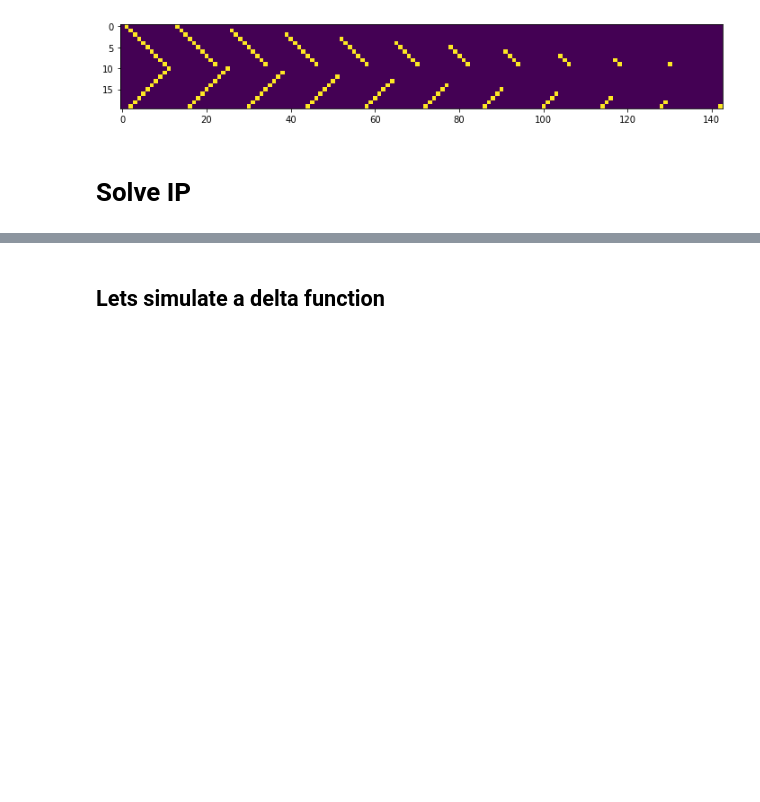
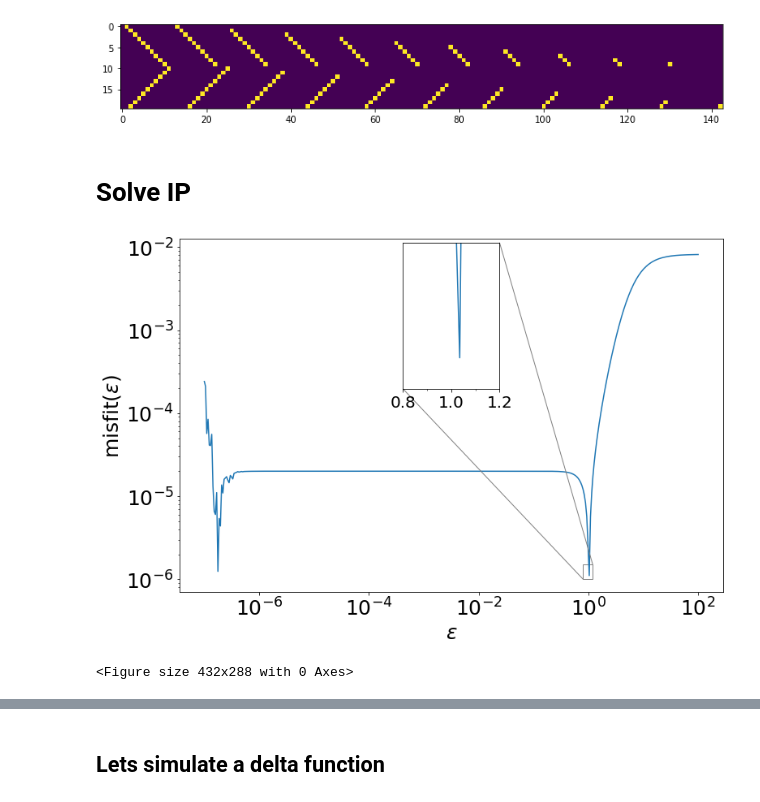
Before and after one commit to Kiril94/Inverse_Problems, a Jupyter notebook: Ass1/Ass1.ipynb, the cells around one changed output, grey strips where cells are left out. Drawn from its saved outputs; the diff is of its cells as text; code cells hidden in the pictures; blank space fills up the shorter version.

```diff
--- a/Ass1/Ass1.ipynb
+++ b/Ass1/Ass1.ipynb
@@ -98,6 +98,3 @@ G[np.arange(10,20,1),np.arange(11,1,-1)] = np.sqrt(2)
 for i in range(10):
     G[np.arange(i,10), np.arange(13*(i+1),11+12*(i+1))] = np.sqrt(2)
     G[np.arange(10+i,20),np.arange(25+13*i,15+i*14,-1)] = np.sqrt(2)
-S = np.ones((11,13))*ds1
-S[1:9,4:7] = ds2
-s_sim = np.ndarray.flatten(S) #s_sim contains information about the size of the gray area and is used to simulate the data
@@ -135,0 +127,36 @@ def misfit(G,d,s): return np.abs(la.norm(d-G@s)**2-N*sigma**2)
+# %%
+Mis = []
+Eps = np.logspace(-7,2,400)
+for e in Eps:
+    s_sim  = Tikh_solution(G,t,e)
+    Mis.append(misfit(G, t,s_sim))
+fig, ax = plt.subplots(figsize = (12,8))
+Mis = np.array(Mis)
+Eps = np.array(Eps)
+
+mask = (Eps<2) & (Eps>.1)
+Eps_n = Eps[mask]
+Mis_n = Mis[mask]
+ax.plot(Eps, Mis)
+axins = zoomed_inset_axes(ax, 10, loc=9)
+axins.plot(Eps, Mis)
+axins.set_xlim(0.8, 1.2) # Limit the region for zoom
+axins.set_ylim(1e-6,1.5e-6)
+mark_inset(ax, axins, loc1=3, loc2=1, fc="none", ec="0.5")
+#axins.set_yticks([])
+axins.xaxis.set_major_locator(ticker.MultipleLocator(.2))
+axins.xaxis.set_minor_locator(ticker.MultipleLocator(0.1))
+ax.tick_params(labelsize=25)
+axins.tick_params(labelsize=20)
+ax.set_yscale('log')
+ax.set_xscale('log')
+ax.set_ylabel(r'$\mathrm{misfit}(\varepsilon)$', fontsize = 25)
+ax.set_xlabel(r'$\varepsilon$', fontsize = 25)
+axins.set_yticks([])
+plt.yticks(visible=False)
+plt.show()
+plt.tight_layout()
+fig.savefig('epsilon_misfit.png', dpi = 300)
+# %% [output]
+[figure, added]
+<Figure size 432x288 with 0 Axes>
```
Also changed, not shown: parts of 20 cells of this notebook.
